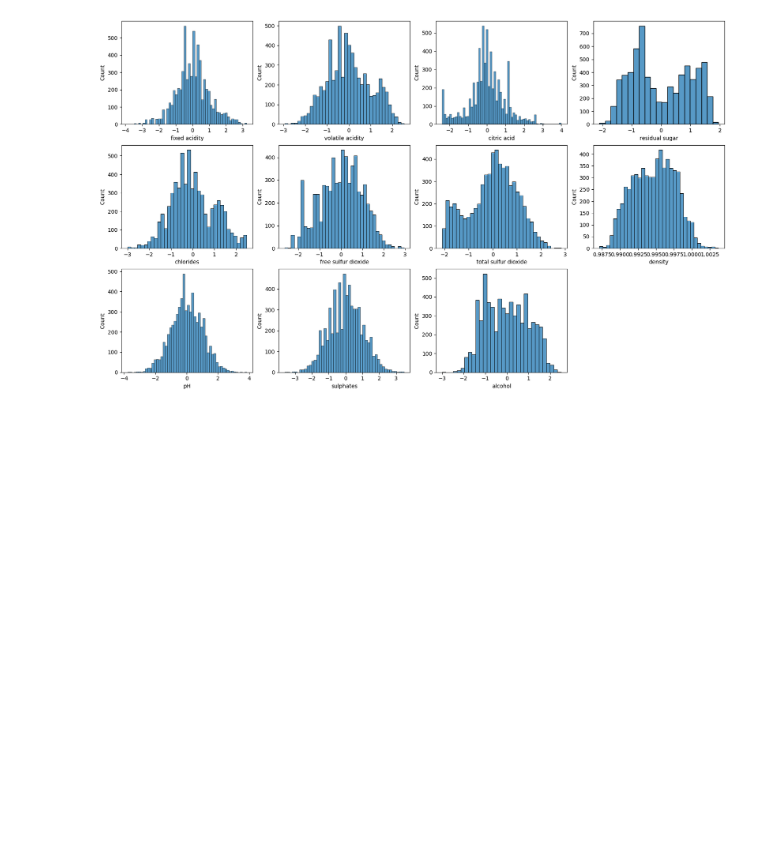
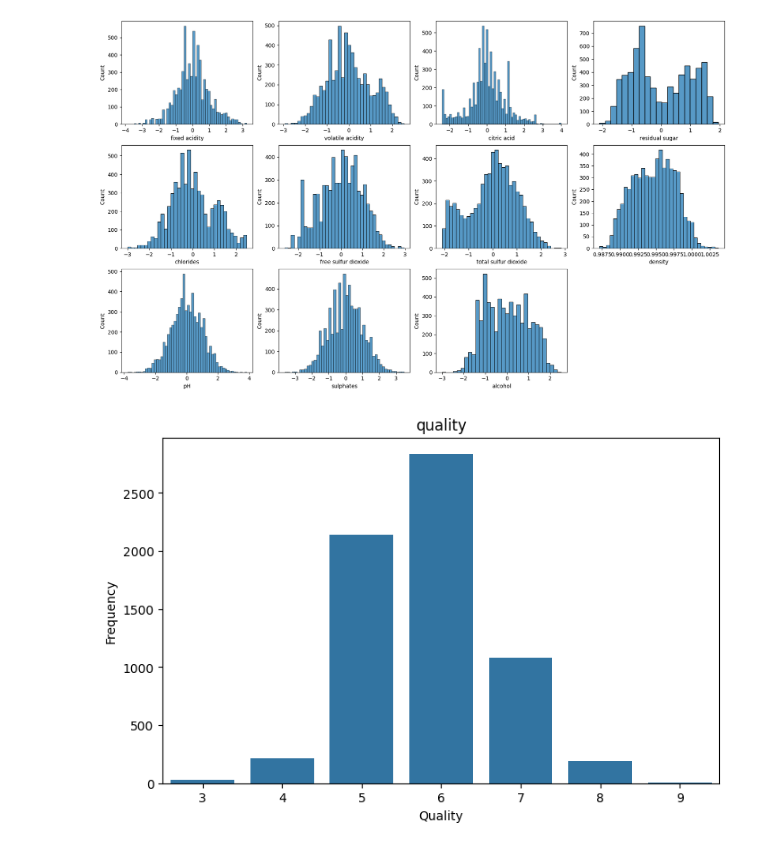
Before and after one commit to LeonardoStabile1/Wine-Quality-Classifier, a Jupyter notebook: notebooks/notebook.ipynb, the cells around one changed output. Drawn from its saved outputs; the diff is of its cells as text; code cells hidden in the pictures; blank space fills up the shorter version.

```diff
--- a/notebooks/notebook.ipynb
+++ b/notebooks/notebook.ipynb
@@ -114,3 +117,12 @@ for i in range(len(num_cols)):
     sns.histplot(x=dataframe[num_cols[i]])
 # %% [output]
 [figure]
+# %%
+plt.figure(figsize=(8,5))
+sns.countplot(x=df["quality"])
+plt.title("quality")
+plt.xlabel("Quality")
+plt.ylabel("Frequency")
+plt.show()
+# %% [output]
+[figure, added]
```
Also changed, not shown: parts of 9 cells of this notebook.
